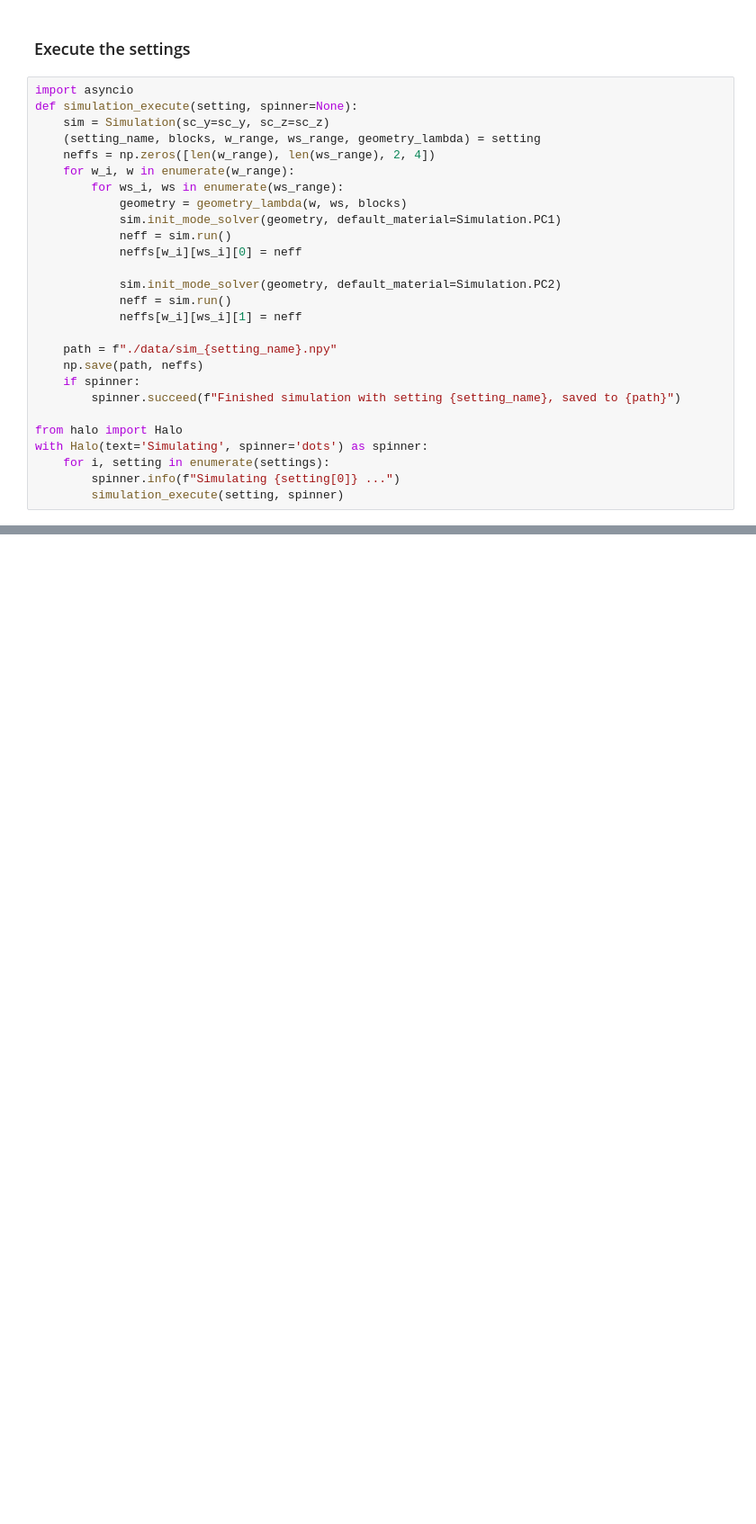
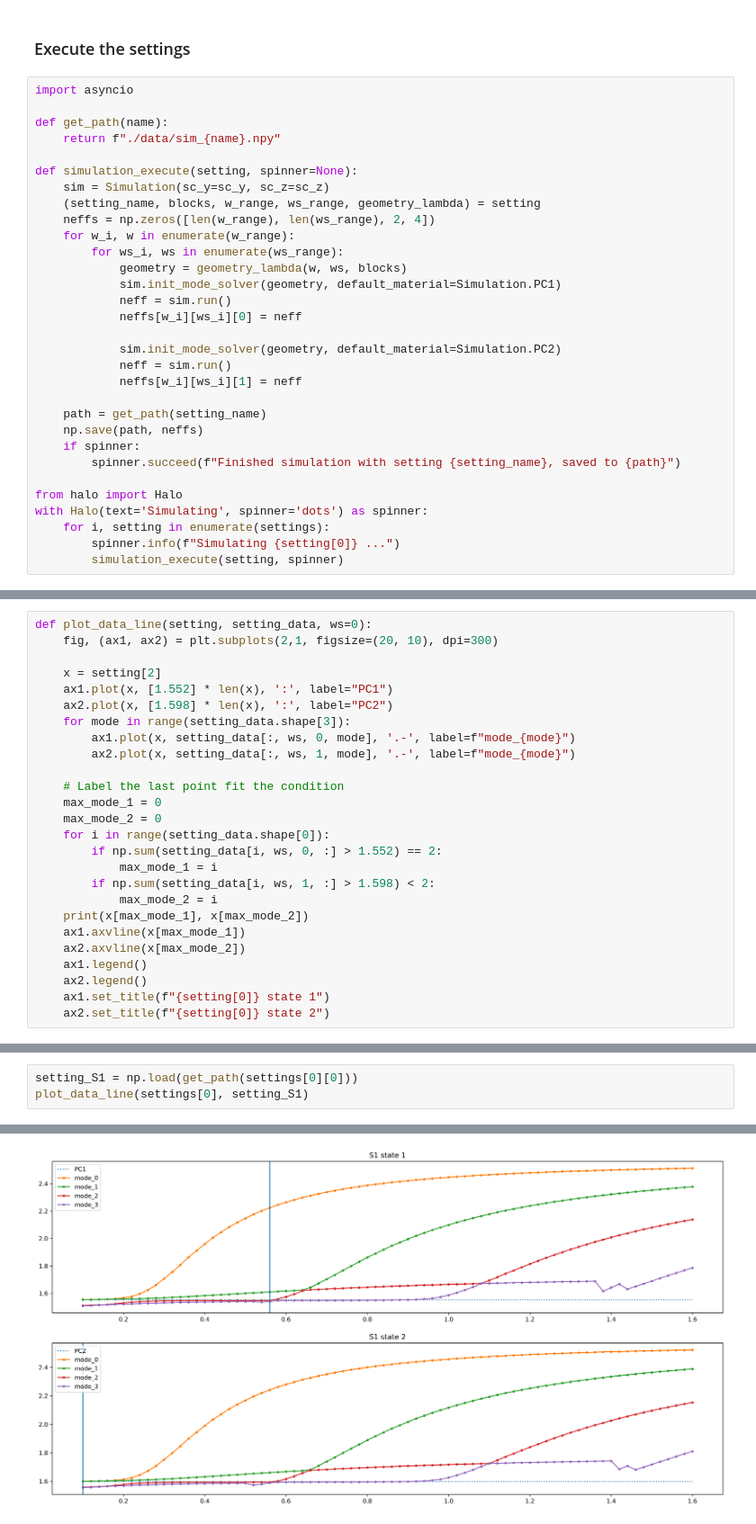
Before and after one commit to raindroid/ECE558_Proj, a Jupyter notebook: TuoYucan_v2.ipynb, the cells around one changed output, grey strips where cells are left out. Shown at 90% size. Cells and saved outputs as stored; diff of their text form; blank space fills up the shorter version.

```diff
--- a/TuoYucan_v2.ipynb
+++ b/TuoYucan_v2.ipynb
@@ -301,6 +311,10 @@ for (setting, blocks, w_range, ws_range, geometry_lambda) in settings:
 ### Execute the settings
 # %%
 import asyncio
+
+def get_path(name):
+    return f"./data/sim_{name}.npy"
+
 def simulation_execute(setting, spinner=None):
     sim = Simulation(sc_y=sc_y, sc_z=sc_z)
     (setting_name, blocks, w_range, ws_range, geometry_lambda) = setting
@@ -316,7 +330,7 @@ def simulation_execute(setting, spinner=None):
             neff = sim.run()
             neffs[w_i][ws_i][1] = neff
 
-    path = f"./data/sim_{setting_name}.npy"
+    path = get_path(setting_name)
     np.save(path, neffs)
     if spinner:
         spinner.succeed(f"Finished simulation with setting {setting_name}, saved to {path}")
@@ -330,0 +347,26 @@ with Halo(text='Simulating', spinner='dots') as spinner:
+# %%
+def plot_data_line(setting, setting_data, ws=0):
+    fig, (ax1, ax2) = plt.subplots(2,1, figsize=(20, 10), dpi=300)
+
+    x = setting[2]
+    ax1.plot(x, [1.552] * len(x), ':', label="PC1")
+    ax2.plot(x, [1.598] * len(x), ':', label="PC2")
+    for mode in range(setting_data.shape[3]):
+        ax1.plot(x, setting_data[:, ws, 0, mode], '.-', label=f"mode_{mode}")
+        ax2.plot(x, setting_data[:, ws, 1, mode], '.-', label=f"mode_{mode}")
+
+    # Label the last point fit the condition
+    max_mode_1 = 0
+    max_mode_2 = 0
+    for i in range(setting_data.shape[0]):
+        if np.sum(setting_data[i, ws, 0, :] > 1.552) == 2:
+            max_mode_1 = i
+        if np.sum(setting_data[i, ws, 1, :] > 1.598) < 2:
+            max_mode_2 = i
+    print(x[max_mode_1], x[max_mode_2])
+    ax1.axvline(x[max_mode_1])
+    ax2.axvline(x[max_mode_2])
+    ax1.legend()
+    ax2.legend()
+    ax1.set_title(f"{setting[0]} state 1")
+    ax2.set_title(f"{setting[0]} state 2")
@@ -330,0 +375,4 @@ with Halo(text='Simulating', spinner='dots') as spinner:
+# %%
+setting_S1 = np.load(get_path(settings[0][0]))
+plot_data_line(settings[0], setting_S1)
+# %% [output]
@@ -330,0 +380 @@ with Halo(text='Simulating', spinner='dots') as spinner:
+[figure, added]
```
Also changed, not shown: parts of 13 cells of this notebook, 2 other files.
